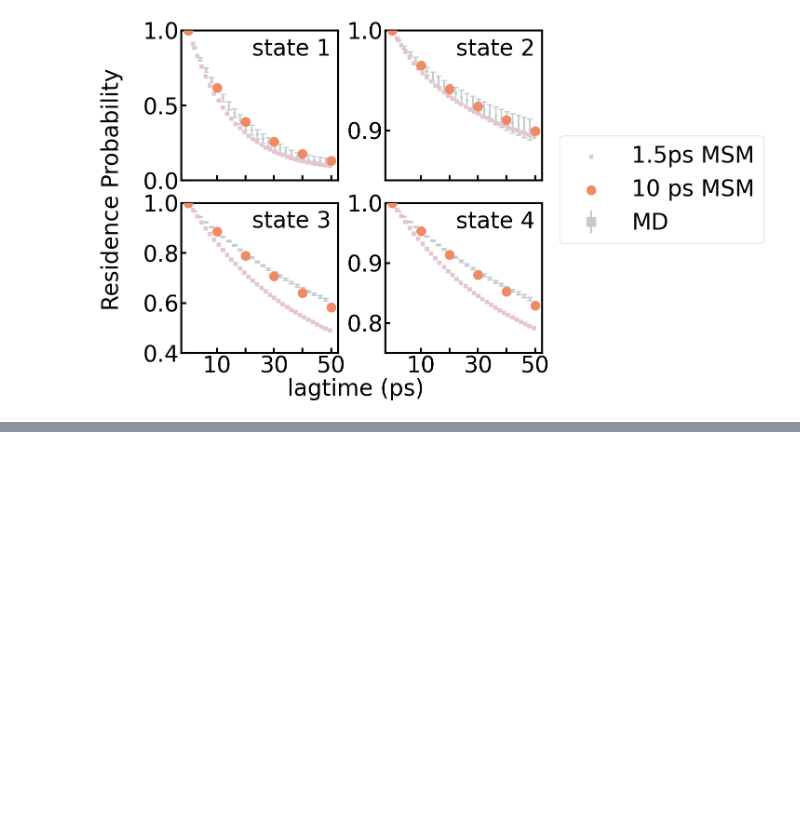
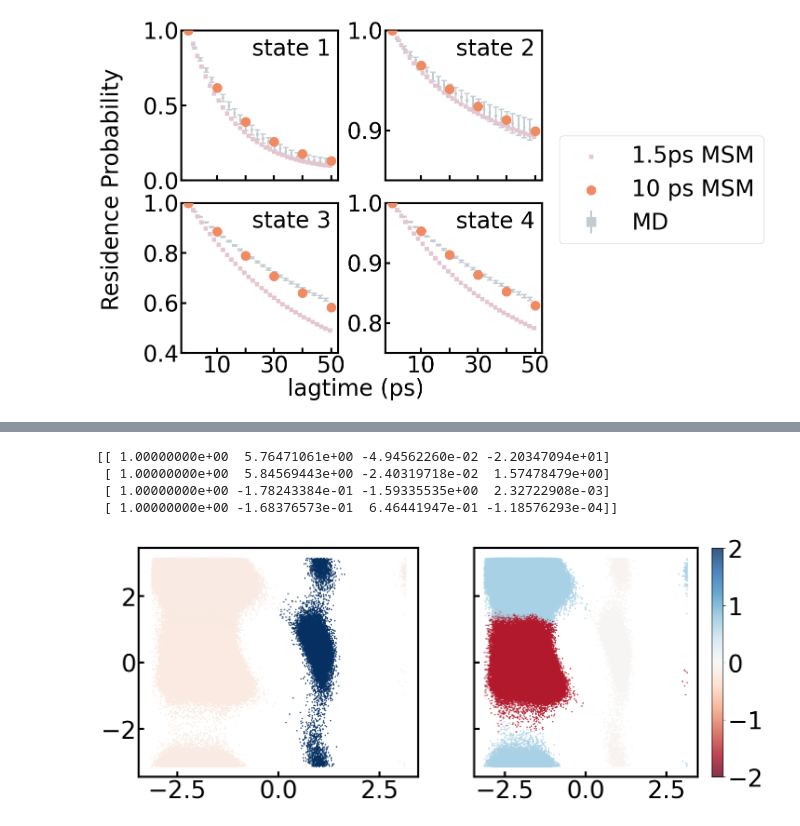
Before and after one commit to xuhuihuang/GME_tutorials, a Jupyter notebook: workshop-scripts/alanine_dipeptide_MSM.ipynb, the cells around one changed output, grey strips where cells are left out. Drawn from its saved outputs; the diff is of its cells as text; code cells hidden in the pictures; blank space fills up the shorter version.

```diff
--- a/workshop-scripts/alanine_dipeptide_MSM.ipynb
+++ b/workshop-scripts/alanine_dipeptide_MSM.ipynb
@@ -380,12 +445,12 @@ bootstrap_TPM.npy.1 100%[===================>]   3.05M  --.-KB/s    in 0.08s
 
 # Build 1.5 ps MSM
 msm_0 = MSM()
-msm_0.fit(TPM, tau=15, delta_t = 0.1, rmse=True)
+msm_0.fit(TPM, tau=15, delta_t = 0.1, rmse=False)
 msm_time_0, msm_tpm_0 = msm_0.predict(end=500, add_iden_mat=True)
 
 # Build 10 ps MSM
 msm_1 = MSM()
-msm_1.fit(TPM, tau=100, delta_t = 0.1, rmse=True)
+msm_1.fit(TPM, tau=100, delta_t = 0.1, rmse=False)
 msm_time_1, msm_tpm_1 = msm_1.predict(end=500, add_iden_mat=True)
 # %%
 # @title CK test
@@ -517,0 +547,34 @@ MFPT:
+# %%
+# @title Visulization of Dynamic Modes in Macrostates
+
+msm_macro = MarkovStateModel(n_timescales=5, lag_time=100,
+                   reversible_type='transpose', verbose=False)
+msm_macro.fit(lumped_trajs)
+
+eigenvec = msm_macro.right_eigenvectors_
+print(msm_macro.right_eigenvectors_)
+
+plt.rcParams['font.size'] = 35
+fig, axes = plt.subplots(figsize=(16,6), nrows=1, ncols=2, sharey=True)
+
+sc1 = axes[0].scatter(rama_trajs[::10,0], rama_trajs[::10,1], s=5,
+            c= eigenvec[:,1][np.concatenate(lumped_trajs)[::10]], alpha=0.8, linewidth=0, cmap='RdBu', vmin=-2, vmax=2)
+sc2 = axes[1].scatter(rama_trajs[::10,0], rama_trajs[::10,1], s=5,
+            c= eigenvec[:,2][np.concatenate(lumped_trajs)[::10]], alpha=0.8, linewidth=0, cmap='RdBu', vmin=-2, vmax=2)
+
+# Add colorbars
+cbar = plt.colorbar(sc2, ax=axes[1], orientation='vertical')
+
+axes[0].tick_params(axis='both', direction='in', width=3, length=8)
+axes[1].tick_params(axis='both', direction='in', width=3, length=8)
+for spine in axes[0].spines.values():
+        spine.set_linewidth(3)
+for spine in axes[1].spines.values():
+        spine.set_linewidth(3)
+plt.show()
+# %% [output]
+[[ 1.00000000e+00  5.76471061e+00 -4.94562260e-02 -2.20347094e+01]
+ [ 1.00000000e+00  5.84569443e+00 -2.40319718e-02  1.57478479e+00]
+ [ 1.00000000e+00 -1.78243384e-01 -1.59335535e+00  2.32722908e-03]
+ [ 1.00000000e+00 -1.68376573e-01  6.46441947e-01 -1.18576293e-04]]
+[figure, added]
```
Also changed, not shown: parts of 16 cells of this notebook.
